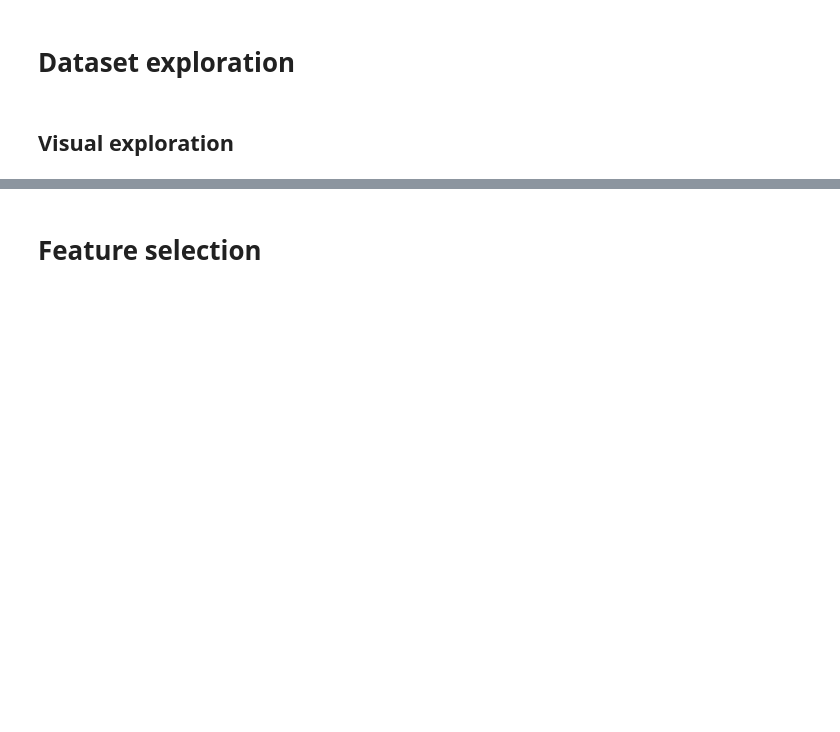
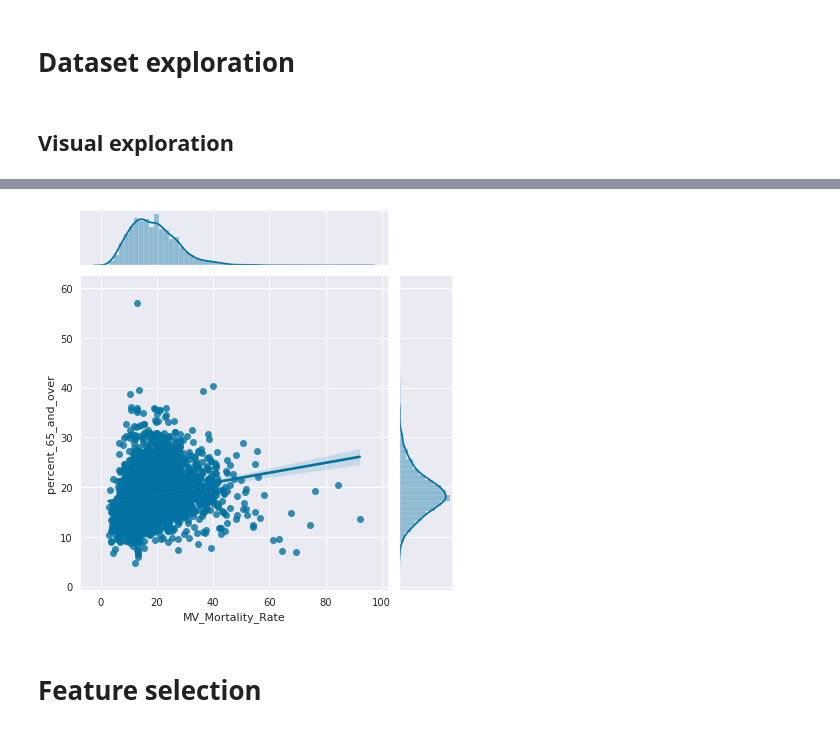
Before and after one commit to aghilissen/Mod_4_Project, a Jupyter notebook: AG.ipynb, the cells around one changed output, grey strips where cells are left out. Saved outputs shown, nothing was run; the diff lists cells and outputs as text; code cells hidden in the pictures; blank space fills up the shorter version.

```diff
--- a/AG.ipynb
+++ b/AG.ipynb
@@ -56,3 +58,7 @@ sns.jointplot('MV_Mortality_Rate','percent_Excessive_Drinking', data=df, kind='r
+# %%
+sns.jointplot('MV_Mortality_Rate','percent_65_and_over', data=df, kind='reg');
+# %% [output]
+[figure, added]
 # %% [markdown]
 # Feature selection
 # %%
```
Also changed, not shown: parts of 21 cells of this notebook, 1 other file.
